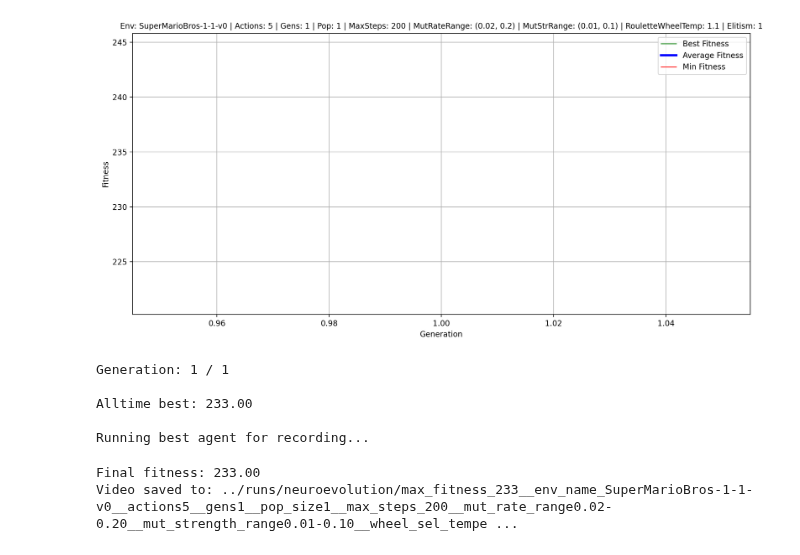
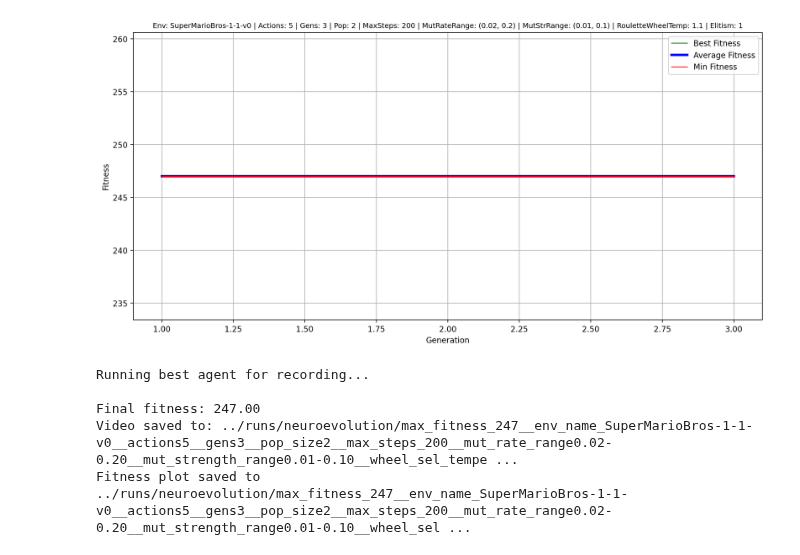
Before and after one commit to BjarneThomzik/SuperMarioReinforcementLearningProject, a Jupyter notebook: notebooks/neuroevolution.ipynb, the cells around one changed output. Drawn from its saved outputs; the diff is of its cells as text; code cells hidden in the pictures.

Commit message:
Now metrics can be saved in run directory

```diff
--- a/notebooks/neuroevolution.ipynb
+++ b/notebooks/neuroevolution.ipynb
@@ -37,40 +36,39 @@ cnn_config = [
 mlp_config = [
     32 * 9 * 9,  # Must match flattened output of CNN
     256,
     128,
     len(RIGHT_ONLY)
 ]
 
 model = NeuroevolutionNet(
     input_channels=1,
     num_actions=len(RIGHT_ONLY),
     cnn_config=cnn_config,
     mlp_config=mlp_config
 )
 
 trainer = NeuroevolutionTrainer(
     base_model=model,
     env_name='SuperMarioBros-1-1-v0',
     action_set=RIGHT_ONLY,
     device=DEVICE,
     video_dir="../runs/neuroevolution",
-    generations=1,
-    population_size=1,
+    generations=3,
+    population_size=2,
     max_steps_per_episode=200,
     mutation_rate_range=(0.02, 0.2),
     mutation_strength_range=(0.01, 0.1),
     roulette_wheel_selection_temperature=1.1,
     elitism=1
 )
 
 trainer.run()
 trainer.record_best_agent()
+trainer.save_metrics()
 # %% [output]
-[figure, old version]
+[figure, new version]
-Generation: 1 / 1
+Running best agent for recording...
 
-Alltime best: 233.00
-
-Running best agent for recording...
+Final fitness: 247.00
+Video saved to: ../runs/neuroevolution/max_fitness_247__env_name_SuperMarioBros-1-1-v0__actions5__gens3__pop_size2__max_steps_200__mut_rate_range0.02-0.20__mut_strength_range0.01-0.10__wheel_sel_tempe ...
+Fitness plot saved to ../runs/neuroevolution/max_fitness_247__env_name_SuperMarioBros-1-1-v0__actions5__gens3__pop_size2__max_steps_200__mut_rate_range0.02-0.20__mut_strength_range0.01-0.10__wheel_sel ...
-Final fitness: 233.00
-Video saved to: ../runs/neuroevolution/max_fitness_233__env_name_SuperMarioBros-1-1-v0__actions5__gens1__pop_size1__max_steps_200__mut_rate_range0.02-0.20__mut_strength_range0.01-0.10__wheel_sel_tempe ...
```
Also changed, not shown: parts of 1 cell of this notebook, 1 other file.
